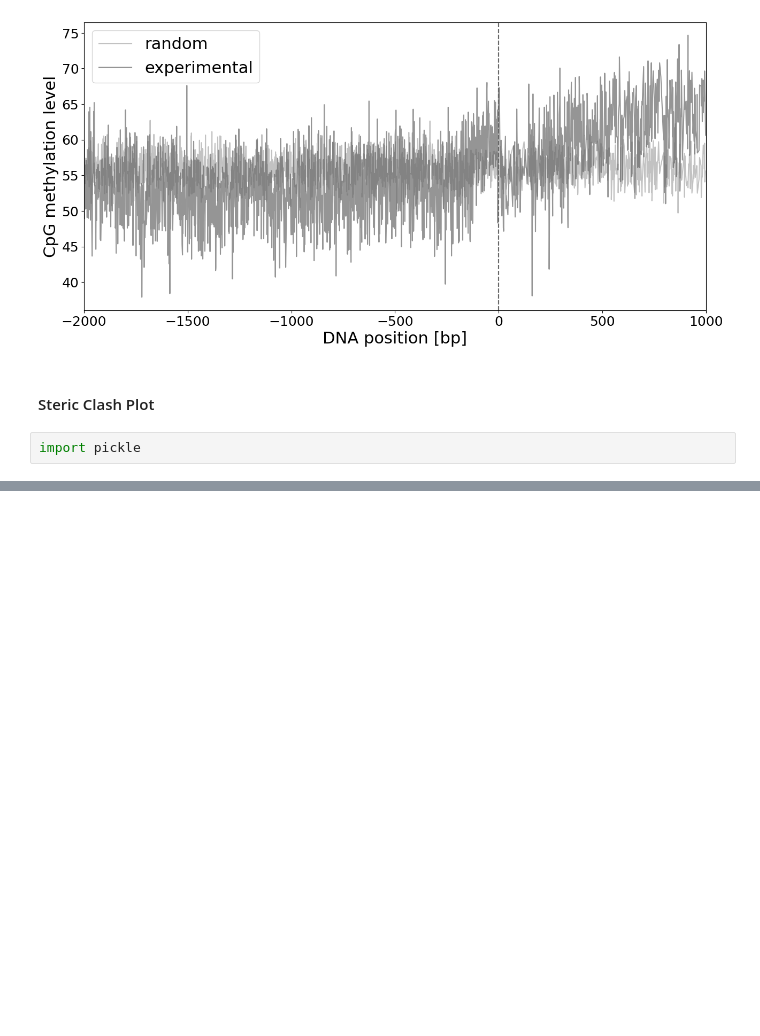
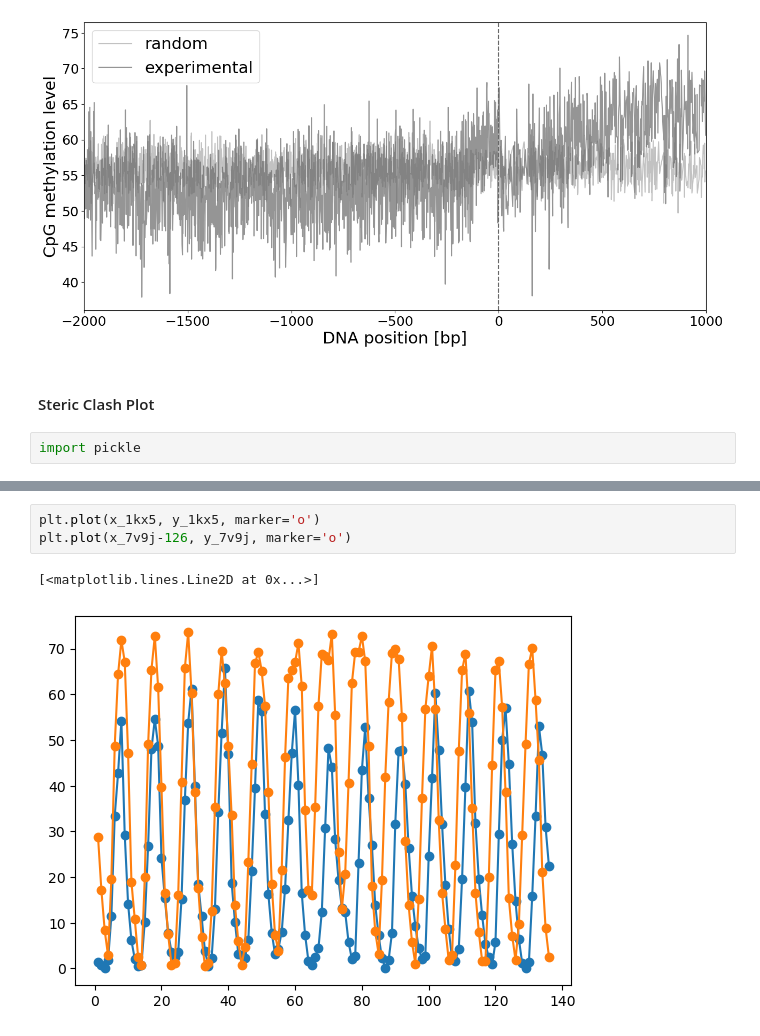
Before and after one commit to kevingeo11/DNA-Methylation-patterns, a Jupyter notebook: notebooks/plot_intersect_steric.ipynb, the cells around one changed output, grey strips where cells are left out. Cells and saved outputs as stored; diff of their text form; blank space fills up the shorter version.

```diff
--- a/notebooks/plot_intersect_steric.ipynb
+++ b/notebooks/plot_intersect_steric.ipynb
@@ -332,0 +404,6 @@ import pickle
+# %%
+plt.plot(x_1kx5, y_1kx5, marker='o')
+plt.plot(x_7v9j-126, y_7v9j, marker='o')
+# %% [output]
+[<matplotlib.lines.Line2D at 0x...>]
+[figure, added]
```
Also changed, not shown: parts of 23 cells of this notebook, 20 other files.
